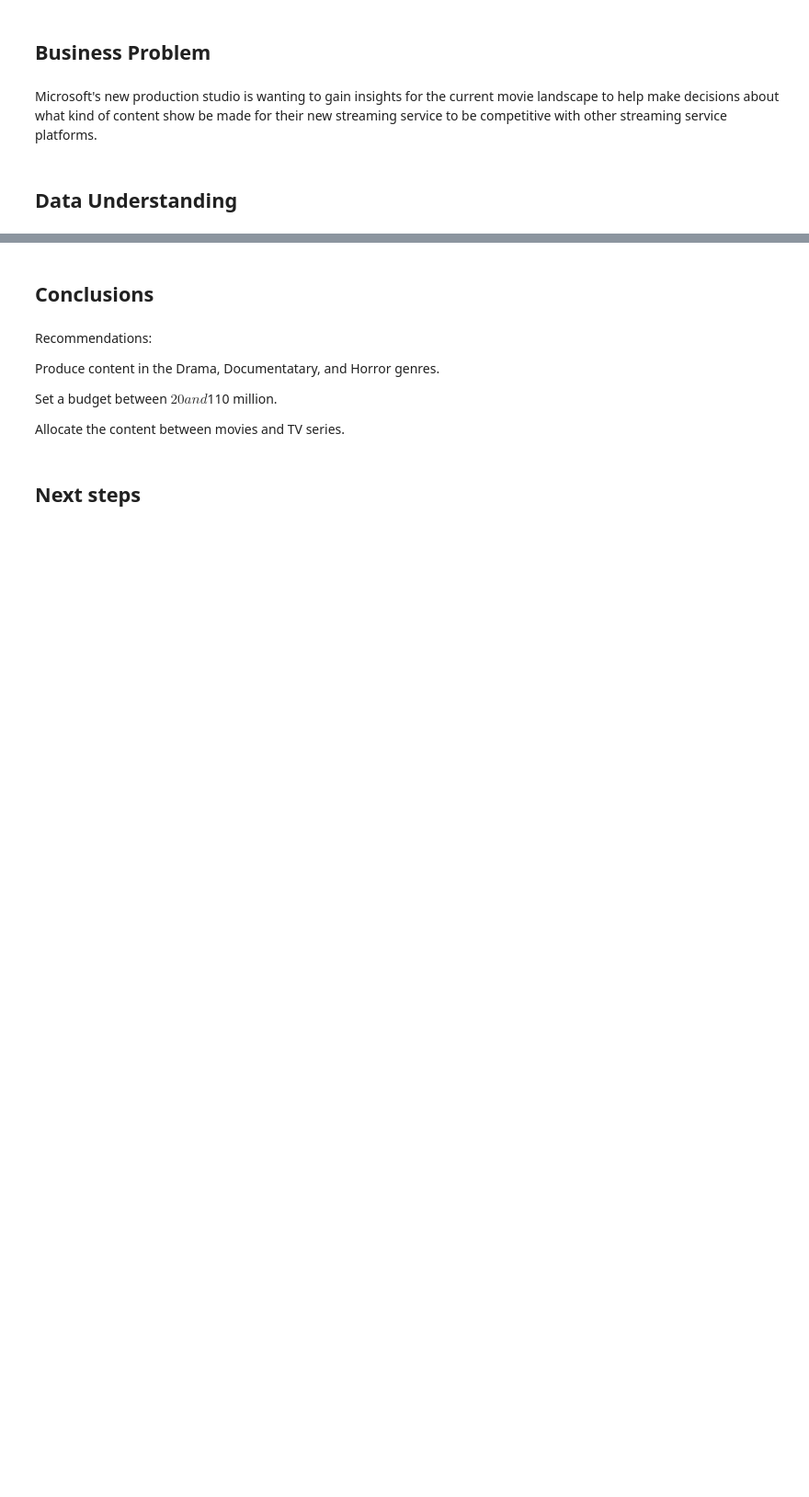
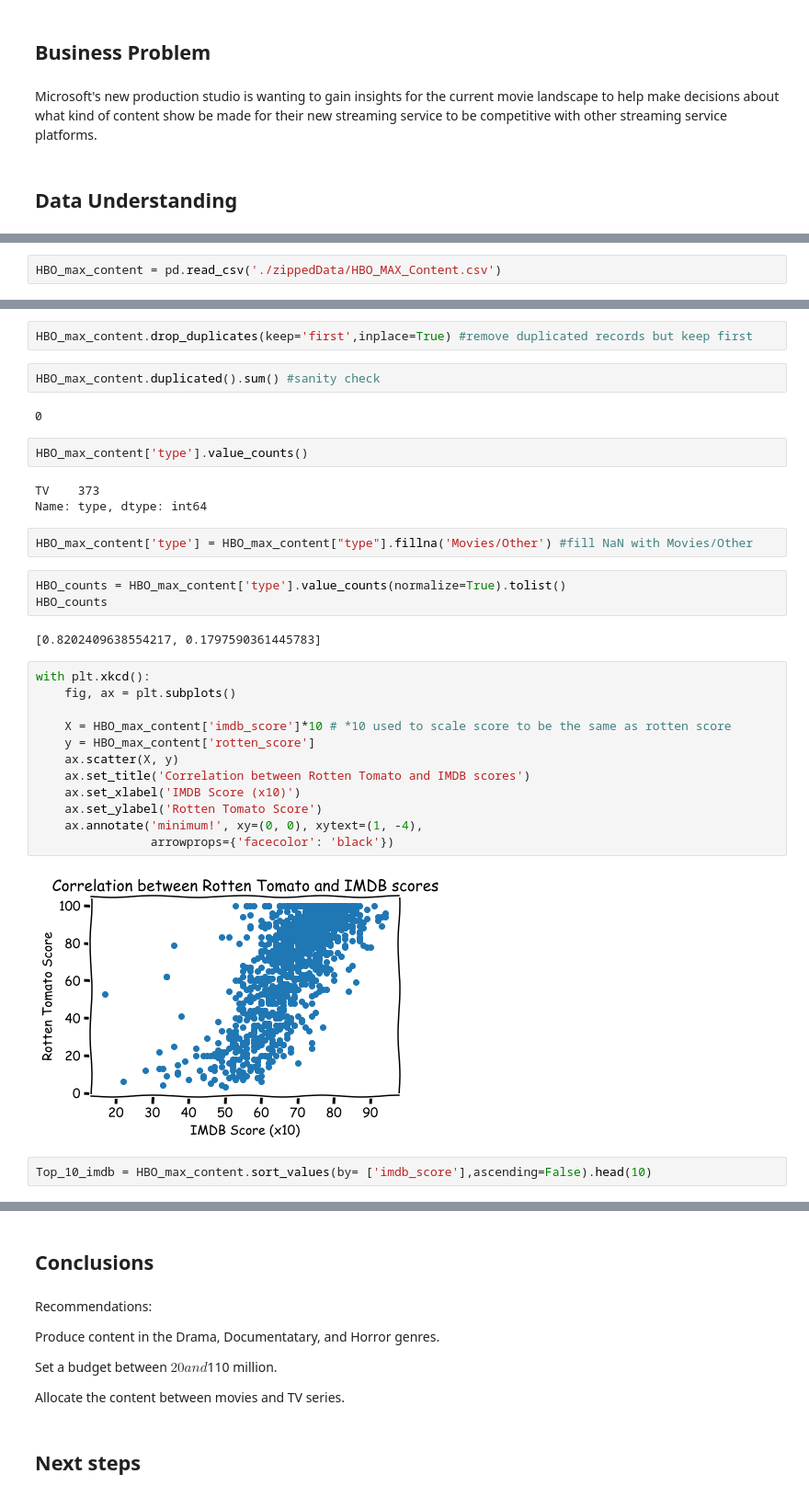
Before and after one commit to kyongminso/phase_1_project, a Jupyter notebook: Microsoft Studio Analysis.ipynb, the cells around one changed output, grey strips where cells are left out. Shown at 92% size. Saved outputs shown, nothing was run; the diff lists cells and outputs as text; blank space fills up the shorter version.

```diff
--- a/Microsoft Studio Analysis.ipynb
+++ b/Microsoft Studio Analysis.ipynb
@@ -12,0 +197,2 @@ Microsoft's new production studio is wanting to gain insights for the current mo
+# %%
+HBO_max_content = pd.read_csv('./zippedData/HBO_MAX_Content.csv')
@@ -12,0 +237,34 @@ Microsoft's new production studio is wanting to gain insights for the current mo
+# %%
+HBO_max_content.drop_duplicates(keep='first',inplace=True) #remove duplicated records but keep first
+# %%
+HBO_max_content.duplicated().sum() #sanity check
+# %% [output]
+0
+# %%
+HBO_max_content['type'].value_counts()
+# %% [output]
+TV    373
+Name: type, dtype: int64
+# %%
+HBO_max_content['type'] = HBO_max_content["type"].fillna('Movies/Other') #fill NaN with Movies/Other
+# %%
+HBO_counts = HBO_max_content['type'].value_counts(normalize=True).tolist()
+HBO_counts
+# %% [output]
+[0.8202409638554217, 0.1797590361445783]
+# %%
+with plt.xkcd():
+    fig, ax = plt.subplots()
+
+    X = HBO_max_content['imdb_score']*10 # *10 used to scale score to be the same as rotten score
+    y = HBO_max_content['rotten_score']
+    ax.scatter(X, y)
+    ax.set_title('Correlation between Rotten Tomato and IMDB scores')
+    ax.set_xlabel('IMDB Score (x10)')
+    ax.set_ylabel('Rotten Tomato Score')
+    ax.annotate('minimum!', xy=(0, 0), xytext=(1, -4),
+                arrowprops={'facecolor': 'black'})
+# %% [output]
+[figure, added]
+# %%
+Top_10_imdb = HBO_max_content.sort_values(by= ['imdb_score'],ascending=False).head(10)
```
Also changed, not shown: parts of 117 cells of this notebook.
